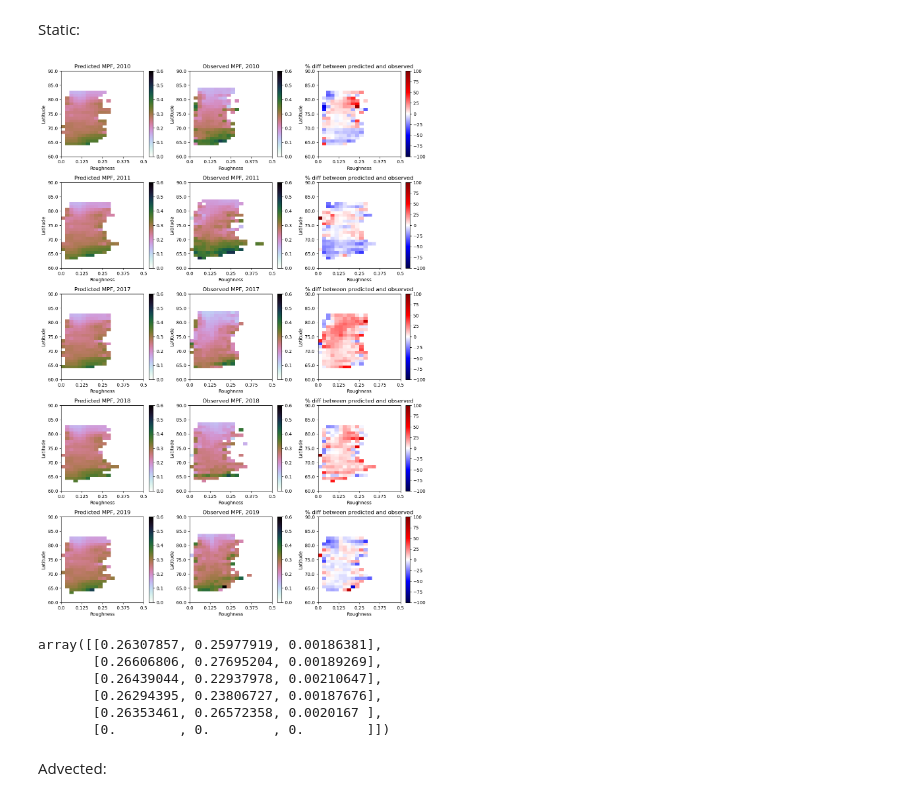
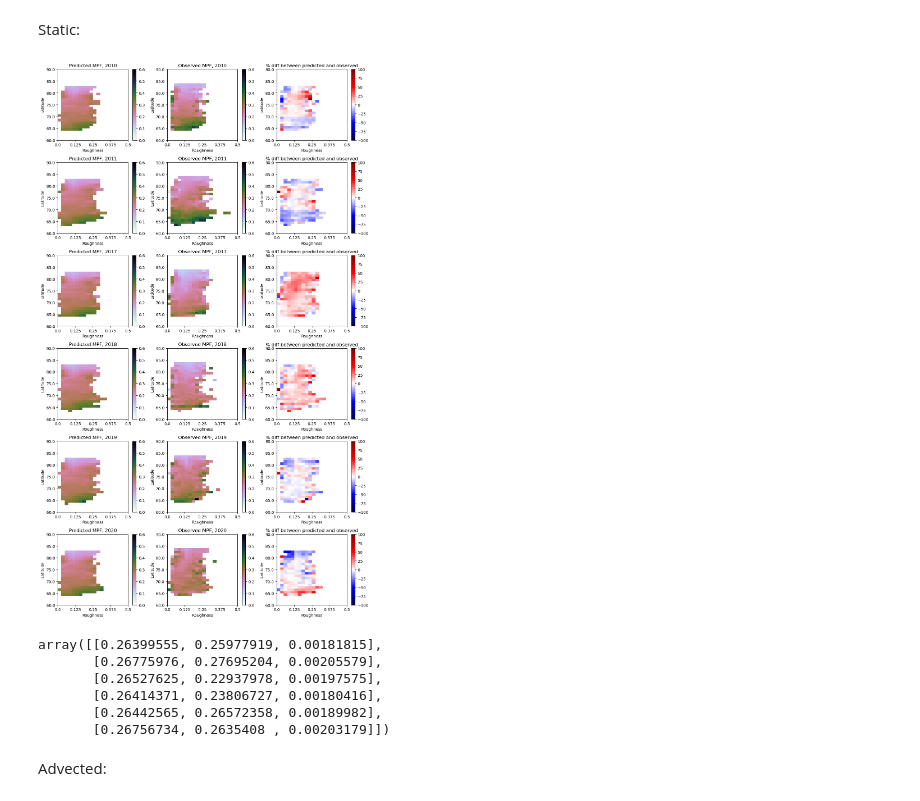
Before and after one commit to rhtweedie/modelled_mpf_with_advection, a Jupyter notebook: lat_analysis_take_2.ipynb, the cells around one changed output. Cells and saved outputs as stored; diff of their text form; code cells hidden in the pictures.

```diff
--- a/lat_analysis_take_2.ipynb
+++ b/lat_analysis_take_2.ipynb
@@ -301,9 +301,7 @@ plt.show()
 # %% [markdown]
 ### Find annual binned averages and plot:
 # %%
-'''
-#YEARS = [2010, 2011, 2017, 2018, 2019, 2020]
-YEARS = [2010, 2011, 2017, 2018, 2019]
+YEARS = [2010, 2011, 2017, 2018, 2019, 2020]
 y_tick_positions = np.linspace(0, 30, 7)
 x_tick_positions = np.linspace(0, 20, 5)
 y_tick_labels = np.linspace(60, 90, 7)
@@ -322,7 +320,7 @@ for i in range(len(YEARS)):
     print(f'Loaded MISR data')
 
     # retrieve advected MISR
-    mean_advected_MISR = all_sir[i]
+    mean_advected_MISR = load_advected_MISR(year)
 
     # retrieve observed MPF
     if YEAR >= 2017 and YEAR <= 2023:
@@ -337,11 +335,8 @@ for i in range(len(YEARS)):
     mean_observed_mpf = np.nanmean(summer_observed_mpf, axis=0).reshape(896,608)
     mean_observed_mpf = interpolate_to_MISR(x_mpf, y_mpf, mean_observed_mpf, x_MISR, y_MISR)
 
-    masked_MPF_MISRGRID, masked_MISR, masked_lat_MISR = MASK_MPF_MISR(mean_observed_mpf.ravel(), april_MISR.ravel())
-    static_binned_stats = calculate_binned_averages(masked_MPF_MISRGRID, masked_MISR, masked_lat_MISR)
-
-    masked_MPF_MISRGRID, masked_MISR, masked_lat_MISR = MASK_MPF_MISR(mean_observed_mpf.ravel(), mean_advected_MISR.ravel())
-    advected_binned_stats = calculate_binned_averages(masked_MPF_MISRGRID, masked_MISR, masked_lat_MISR)
+    static_binned_stats = calculate_binned_averages(mean_observed_mpf, april_MISR, lat_MISR)
+    advected_binned_stats = calculate_binned_averages(mean_observed_mpf, mean_advected_MISR, lat_MISR)
 
     plt.subplot(2,3,i+1)
     plt.xticks(x_tick_positions, x_tick_labels) # Relabel ticks
@@ -375,5 +370,4 @@ for i in range(rows):
 
 np.save(f'/home/htweedie/melt_ponds/data/binned_stats/static_mean_bins.npy', mean_static_bins)
 np.save(f'/home/htweedie/melt_ponds/data/binned_stats/advected_mean_bins.npy', mean_advected_bins)
-'''
 # %% [output]
@@ -477,7 +483,7 @@ plt.show()
 ### Plot predicted and observed MPF for all years with advected SIR:
 # %%
 # retrieve all observed MPFs:
-YEARS = [2010, 2011, 2017, 2018, 2019]
+YEARS = [2010, 2011, 2017, 2018, 2019, 2020]
 all_observed_mpfs = np.zeros((len(YEARS), 1000000))
 
 for y in range(len(YEARS)):
@@ -491,7 +497,7 @@ np.shape(overall_mean_observed_mpfs)
 # %% [markdown]
 Static:
 # %%
-YEARS = [2010, 2011, 2017, 2018, 2019]
+YEARS = [2010, 2011, 2017, 2018, 2019, 2020]
 
 all_static_predictions = np.zeros((len(YEARS), 1000000))
 results_static = np.zeros((len(YEARS), 3))
@@ -499,43 +505,43 @@ fig = plt.figure(figsize=(12,20))
 
 for y in range(len(YEARS)):
     year = YEARS[y]
 
     april_MISR, lon_MISR, lat_MISR, x_MISR, y_MISR = load_static_MISR(year)
     mean_observed_mpf, lon_mpf, lat_mpf, x_mpf, y_mpf = load_observed_mpf(year, x_MISR, y_MISR)
 
     predicted_mpf_static = predict_mpf(april_MISR, lat_MISR, mean_static_bins)
     all_static_predictions[y] = predicted_mpf_static.ravel()
 
     observed_year_average = calculate_binned_averages(mean_observed_mpf, april_MISR, lat_MISR)
     predicted_year_average = calculate_binned_averages(predicted_mpf_static, april_MISR, lat_MISR)
 
     results_static[y,0] = np.nanmean(predicted_year_average)
     results_static[y,1] = np.nanmean(observed_year_average)
     results_static[y,2] = np.nanmean((np.square(predicted_year_average - observed_year_average)))
 
     plt.subplot(6,3,y*3+1)
     plot_bins(predicted_year_average, 'cubehelix_r', 0, 0.6, f'Predicted MPF, {year}')
 
     plt.subplot(6,3,y*3+2)
     plot_bins(observed_year_average, 'cubehelix_r', 0, 0.6, f'Observed MPF, {year}')
 
     plt.subplot(6,3,y*3+3)
     plot_bins(perc_diff(predicted_year_average, observed_year_average), 'seismic', -100, 100, f'% diff between predicted and observed')
 
 # Show the plot
 fig.tight_layout()
 plt.show()
 # %% [output]
-[figure, old version]
+[figure, new version]
 # %%
 results_static
 # %% [output]
-array([[0.26307857, 0.25977919, 0.00186381],
-       [0.26606806, 0.27695204, 0.00189269],
-       [0.26439044, 0.22937978, 0.00210647],
-       [0.26294395, 0.23806727, 0.00187676],
-       [0.26353461, 0.26572358, 0.0020167 ],
-       [0.        , 0.        , 0.        ]])
+array([[0.26399555, 0.25977919, 0.00181815],
+       [0.26775976, 0.27695204, 0.00205579],
+       [0.26527625, 0.22937978, 0.00197575],
+       [0.26414371, 0.23806727, 0.00180416],
+       [0.26442565, 0.26572358, 0.00189982],
+       [0.26756734, 0.2635408 , 0.00203179]])
 # %% [markdown]
 Advected:
 # %%
```
Also changed, not shown: parts of 21 cells of this notebook.
